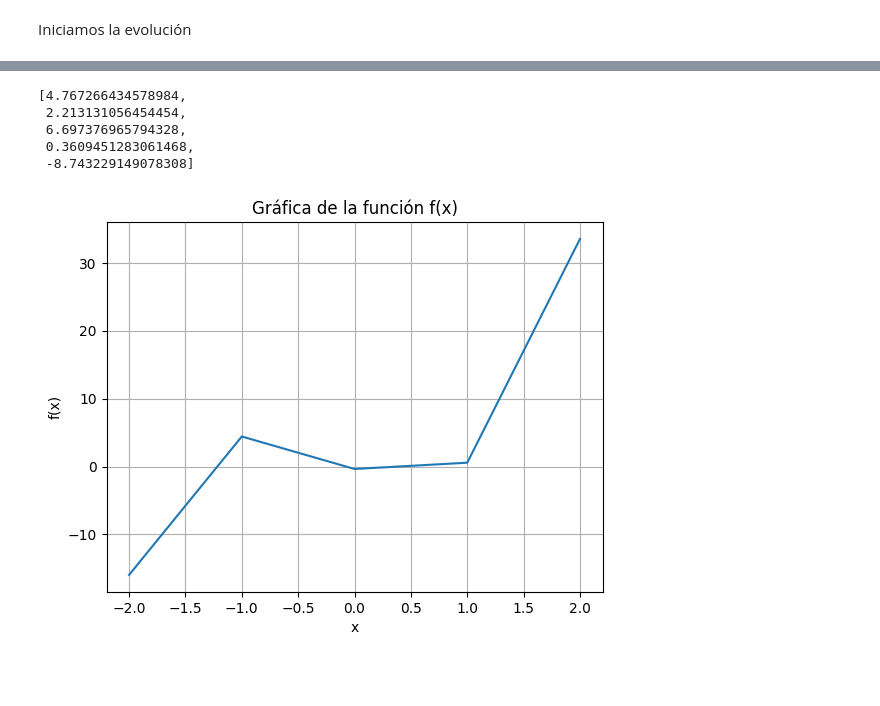
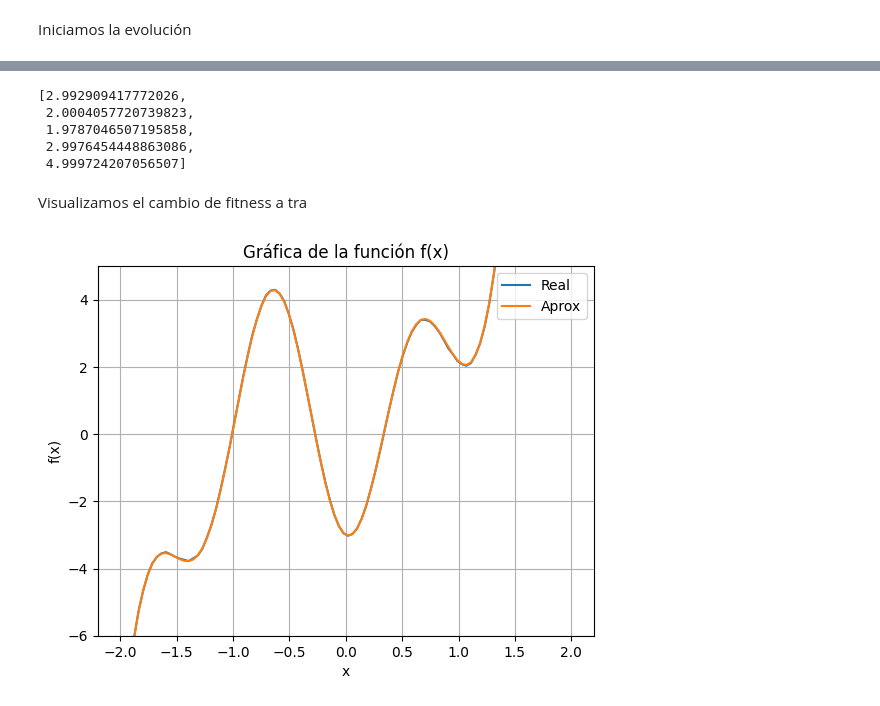
Before and after one commit to Yahred/evolutionary-computation, a Jupyter notebook: EAFunction.ipynb, the cells around one changed output, grey strips where cells are left out. Cells and saved outputs as stored; diff of their text form; code cells hidden in the pictures; blank space fills up the shorter version.

```diff
--- a/EAFunction.ipynb
+++ b/EAFunction.ipynb
@@ -131,0 +101,11 @@ gen     nevals
+# %%
+pop = toolbox.population(n=100)
+
+# Define los parámetros del algoritmo evolutivo
+n_generations = 1000
+cx_prob = 0.5
+mut_prob = 0.5
+
+# Ejecuta el algoritmo evolutivo
+algorithms.eaSimple(pop, toolbox, cxpb=cx_prob, mutpb=mut_prob, ngen=n_generations, stats=stats, verbose=True)
+ganador = tools.selBest(pop, k=1)[0]
@@ -132,27 +130,30 @@ gen     nevals
 # %%
 ganador
 # %% [output]
-[4.767266434578984,
- 2.213131056454454,
- 6.697376965794328,
- 0.3609451283061468,
- -8.743229149078308]
+[2.992909417772026,
+ 2.0004057720739823,
+ 1.9787046507195858,
+ 2.9976454448863086,
+ 4.999724207056507]
+# %% [markdown]
+Visualizamos el cambio de fitness a tra
 # %%
 a, b, c, d, e = ganador
 
 def f(x):
   return a*x**3 + b*x**2 - c * x - d * math.cos(e*x)
 
-x = range(-2, 3)
-
-y = [f(x_val) for x_val in x]
+y = [f(x_val) for x_val in x_puntos]
 
 # Grafica la función
-plt.plot(x, y)
+plt.plot(x_puntos, y_puntos, label='Real')
+plt.plot(x_puntos, y, label='Aprox')
+plt.ylim(-6,5)
 plt.xlabel('x')
 plt.ylabel('f(x)')
 plt.title('Gráfica de la función f(x)')
+plt.legend()
 plt.grid(True)
 plt.show()
 # %% [output]
-[figure, old version]
+[figure, new version]
```
Also changed, not shown: parts of 6 cells of this notebook.
